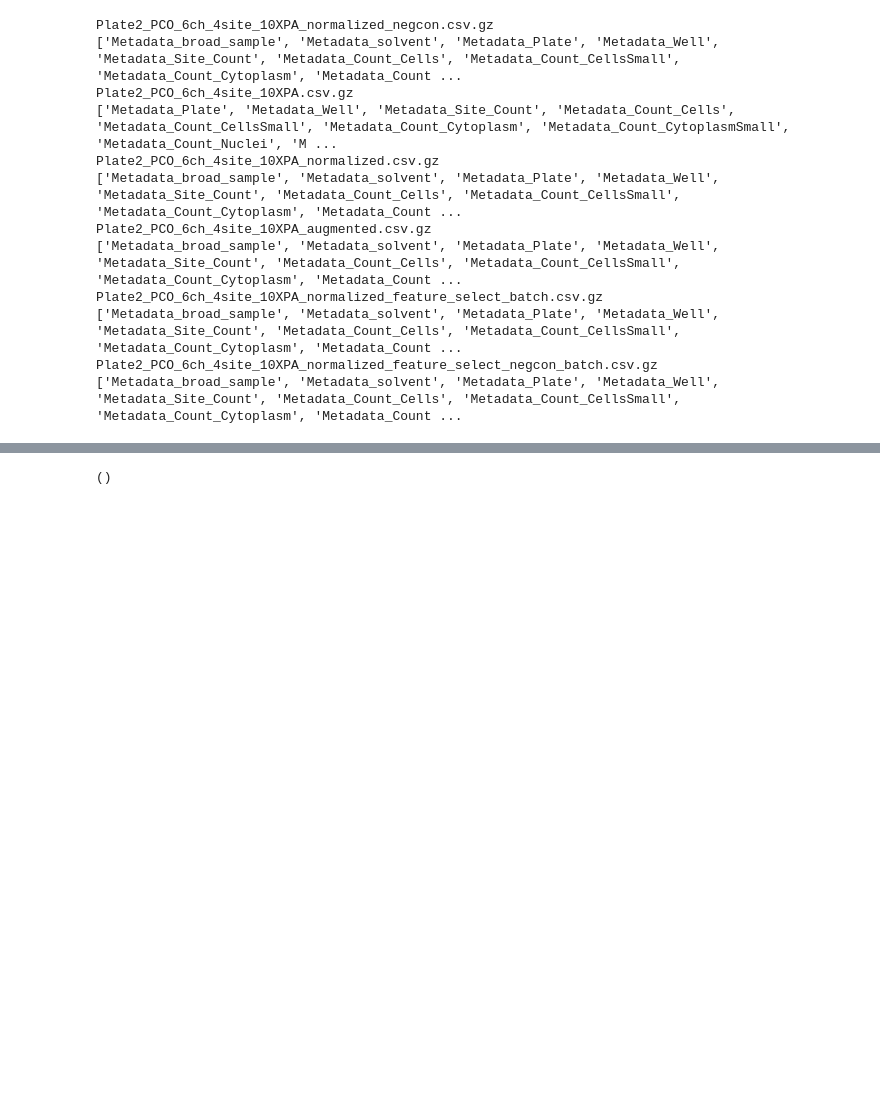
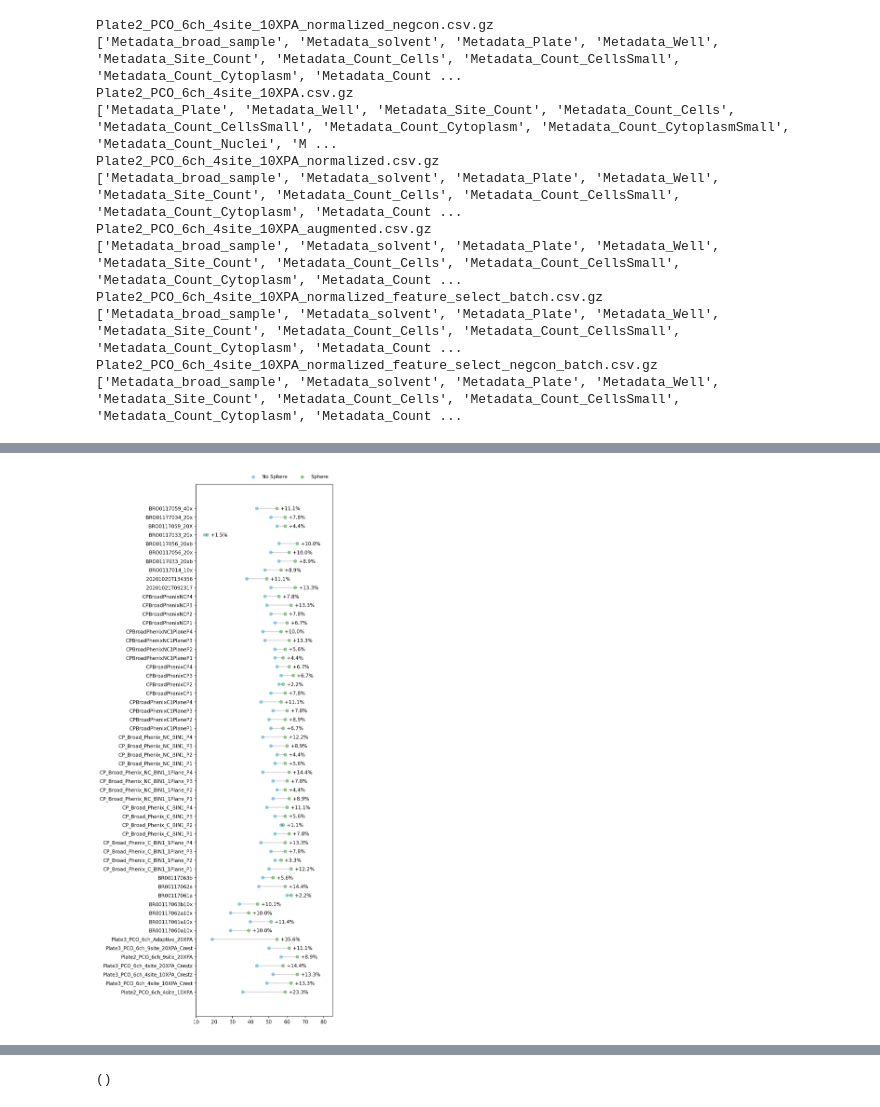
Before and after one commit to jump-cellpainting/jump-scope-analysis, a Jupyter notebook: enabling-sphering.ipynb, the cells around one changed output, grey strips where cells are left out. Drawn from its saved outputs; the diff is of its cells as text; code cells hidden in the pictures; blank space fills up the shorter version.

```diff
--- a/enabling-sphering.ipynb
+++ b/enabling-sphering.ipynb
@@ -34,5 +35,7 @@ for a_vendor in experiment_df["Vendor"].unique():
         for a_plate in batch_data["Assay_Plate_Barcode"].unique():
             plate_data = batch_data.loc[batch_data["Assay_Plate_Barcode"] == a_plate]
 #            print([a_plate, len(plate_data)])
-            plate_df = utils.load_data(a_batch, a_plate, "normalized_feature_select_negcon_batch.csv.gz")
-            print(plate_df.columns)
+            plate_df = utils.load_data(a_batch, a_plate, "normalized_negcon.csv.gz")
+            cols = plate_df.columns
+            # if "Count" in plate_df.columns:
+            #     print([i for i in plate_df.columns if "count" in i])
@@ -144,7 +167,7 @@ for a_vendor in experiment_df["Vendor"].unique():
             load_data = pd.read_csv(data_path)
 
             # This works
-            replicate_corr, null_corr, prop_95, value_95_replicating = utilssphering.calculate_percent_replicating_MOA("", "", data_df=load_data)
+            replicate_corr, null_corr, prop_95_replicating, value_95_replicating = utilssphering.calculate_percent_replicating_MOA("", "", data_df=load_data)
 
             matching_corr, matching_null_cor, prop_95_matching, value_95_matching = utilssphering.calculate_percent_matching_MOA("", "", data_df=load_data)
 
@@ -153,7 +176,7 @@ for a_vendor in experiment_df["Vendor"].unique():
                                                               'Assay_Plate_Barcode': a_plate,
                                                               'Replicating':replicate_corr,
                                                               'Null_Replicating':null_corr,
-                                                              'Percent_Replicating':'%.1f'%prop_95,
+                                                              'Percent_Replicating':'%.1f'%prop_95_replicating,
                                                               'Value_95':value_95_replicating}, ignore_index=True)
 
             corr_matching_df_sphere = corr_matching_df_sphere.append({'Vendor': a_vendor,
@@ -223,0 +313,32 @@ all_merge_df.to_csv("replicating-matching-sphering-with-modality-info.csv", inde
+# %%
+df[df["sphering"]==True]["Assay_Plate_Barcode"]
+
+fig, ax = plt.subplots(figsize=(5, 20), dpi=200)
+
+df_len = df[df["sphering"]==True].shape[0]
+
+ax.set_xlim([10, 85])
+ax.hlines(df[df["sphering"]==True]["Assay_Plate_Barcode"],
+        xmin=df[df["sphering"]==False]["Percent_Replicating"].astype(float),
+        xmax=df[df["sphering"]==True]["Percent_Replicating"].astype(float),
+        color='grey', alpha=0.4)
+ax.scatter(df[df["sphering"]==False]["Percent_Replicating"].astype(float),
+        df[df["sphering"]==False]["Assay_Plate_Barcode"],
+        color='skyblue', alpha=1,
+        label="No Sphere")
+ax.scatter(df[df["sphering"]==True]["Percent_Replicating"].astype(float),
+        df[df["sphering"]==True]["Assay_Plate_Barcode"],
+        color='green', alpha=0.4,
+        label="Sphere")
+        # Sort=False to maintain order used in ax.hlines
+for (_, row), y in zip(df.groupby("Assay_Plate_Barcode", sort=False), range(0, df_len+1)):
+        row.loc[row["sphering"]==True]["Percent_Replicating"].iloc[0]
+        difference_value = row.loc[row['sphering']==True]['Percent_Replicating'].iloc[0] - row.loc[row['sphering']==False]['Percent_Replicating'].iloc[0]
+        plt.annotate(f"+{difference_value:.1f}%", (row.loc[row["sphering"]==True]["Percent_Replicating"].iloc[0]+2, y -0.2))
+
+ax.legend(ncol=2, bbox_to_anchor=(1, 1.001), loc="lower right", frameon=False)
+fig.set_facecolor("white")
+
+# fig.savefig("have_no_sphere.png", bbox_inches = 'tight')
+# %% [output]
+[figure, added]
```
Also changed, not shown: parts of 17 cells of this notebook.
